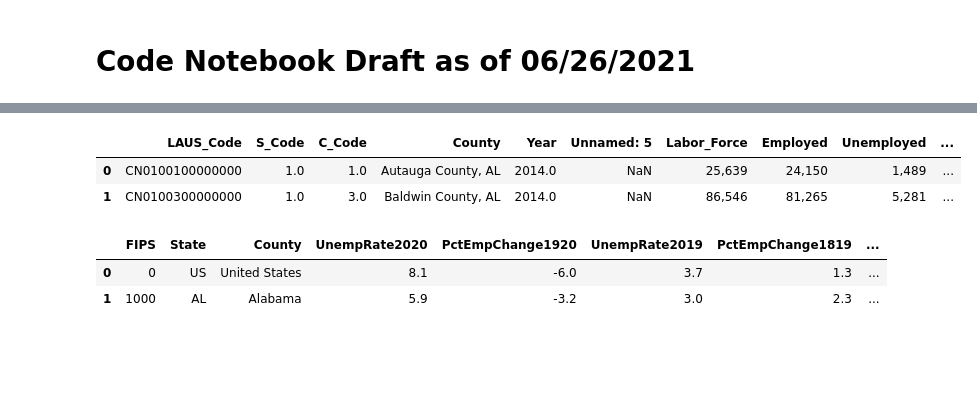
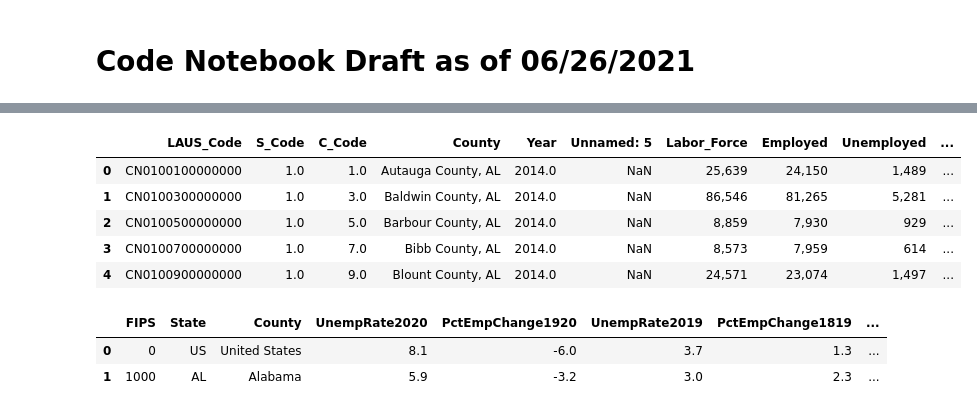
Before and after one commit to lswh/maba_analytics_algorithms_project, a Jupyter notebook: 06302021_TeamGreen_JupyterNotebookSubmission.ipynb, the cells around one changed output, grey strips where cells are left out. Drawn from its saved outputs; the diff is of its cells as text; code cells hidden in the pictures; blank space fills up the shorter version.

```diff
--- a/06302021_TeamGreen_JupyterNotebookSubmission.ipynb
+++ b/06302021_TeamGreen_JupyterNotebookSubmission.ipynb
@@ -52,9 +93,12 @@ raw_landareas_counties.head(3)
 # %%
-raw_bls_unemployment_2014.head(2)
+raw_bls_unemployment_2014.head(5)
 # %% [output]
 |  | LAUS_Code | S_Code | C_Code | County | Year | Unnamed: 5 | Labor_Force | Employed | Unemployed | ... |
 | 0 | CN0100100000000 | 1.0 | 1.0 | Autauga County, AL | 2014.0 | NaN | 25,639 | 24,150 | 1,489 | ... |
 | 1 | CN0100300000000 | 1.0 | 3.0 | Baldwin County, AL | 2014.0 | NaN | 86,546 | 81,265 | 5,281 | ... |
+| 2 | CN0100500000000 | 1.0 | 5.0 | Barbour County, AL | 2014.0 | NaN | 8,859 | 7,930 | 929 | ... |
+| 3 | CN0100700000000 | 1.0 | 7.0 | Bibb County, AL | 2014.0 | NaN | 8,573 | 7,959 | 614 | ... |
+| 4 | CN0100900000000 | 1.0 | 9.0 | Blount County, AL | 2014.0 | NaN | 24,571 | 23,074 | 1,497 | ... |
 # %%
 raw_ers_detailed_labor.head(2)
 # %% [output]
```
Also changed, not shown: parts of 9 cells of this notebook.
